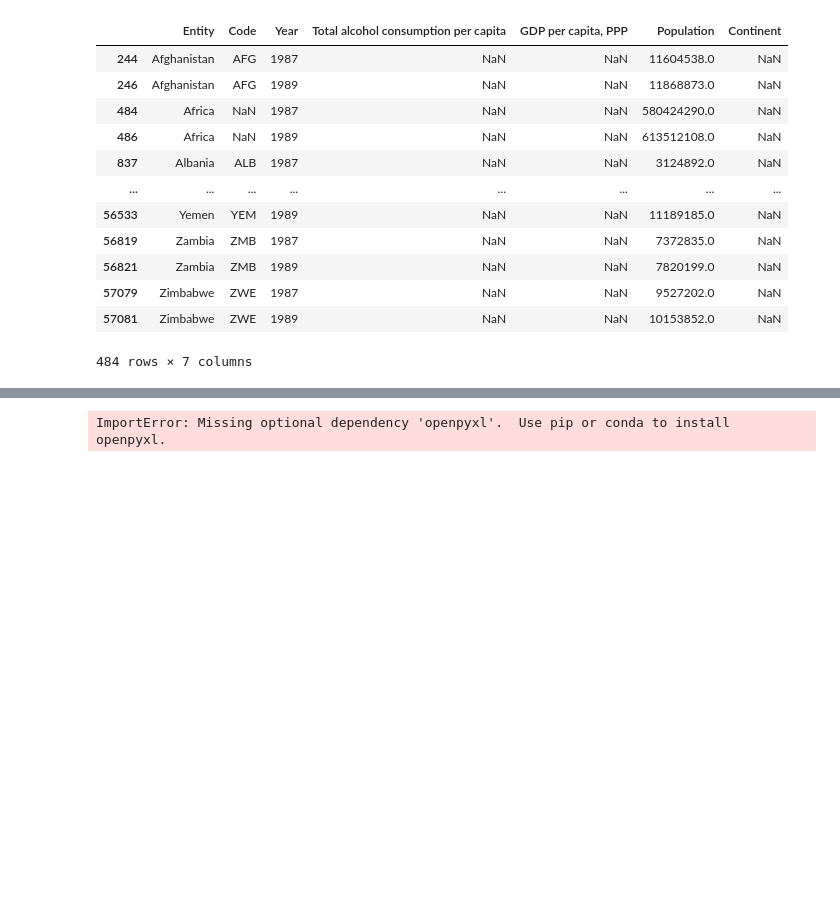
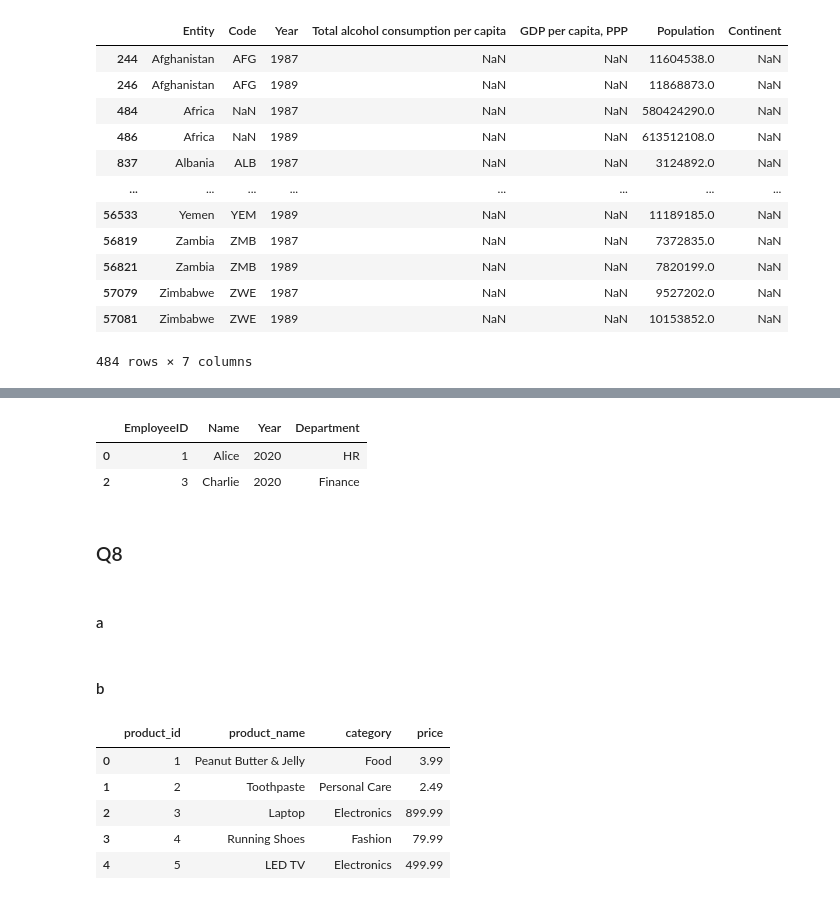
Before and after one commit to fasihh/paiFall24, a Jupyter notebook: Labs/06/K230018_06.ipynb, the cells around one changed output, grey strips where cells are left out. Saved outputs shown, nothing was run; the diff lists cells and outputs as text; code cells hidden in the pictures; blank space fills up the shorter version.

```diff
--- a/Labs/06/K230018_06.ipynb
+++ b/Labs/06/K230018_06.ipynb
@@ -113,4 +127,11 @@ world_alcohol_df[(world_alcohol_df['Year'] == 1987) | (world_alcohol_df['Year']
 # %%
-pd.read_excel('employee.xlsx')
+df = pd.read_excel('employee.xlsx')
+df[df['Year'] == 2020]
 # %% [output]
-ImportError: Missing optional dependency 'openpyxl'.  Use pip or conda to install openpyxl.
+|  | EmployeeID | Name | Year | Department |
+| 0 | 1 | Alice | 2020 | HR |
+| 2 | 3 | Charlie | 2020 | Finance |
+# %% [markdown]
+### Q8
+# %% [markdown]
+#### a
@@ -116,0 +143,12 @@ ImportError: Missing optional dependency 'openpyxl'.  Use pip or conda to instal
+# %% [markdown]
+#### b
+# %%
+# first 5 of products
+products.head()
+# %% [output]
+|  | product_id | product_name | category | price |
+| 0 | 1 | Peanut Butter & Jelly | Food | 3.99 |
+| 1 | 2 | Toothpaste | Personal Care | 2.49 |
+| 2 | 3 | Laptop | Electronics | 899.99 |
+| 3 | 4 | Running Shoes | Fashion | 79.99 |
+| 4 | 5 | LED TV | Electronics | 499.99 |
```
Also changed, not shown: parts of 29 cells of this notebook, 2 other files.
